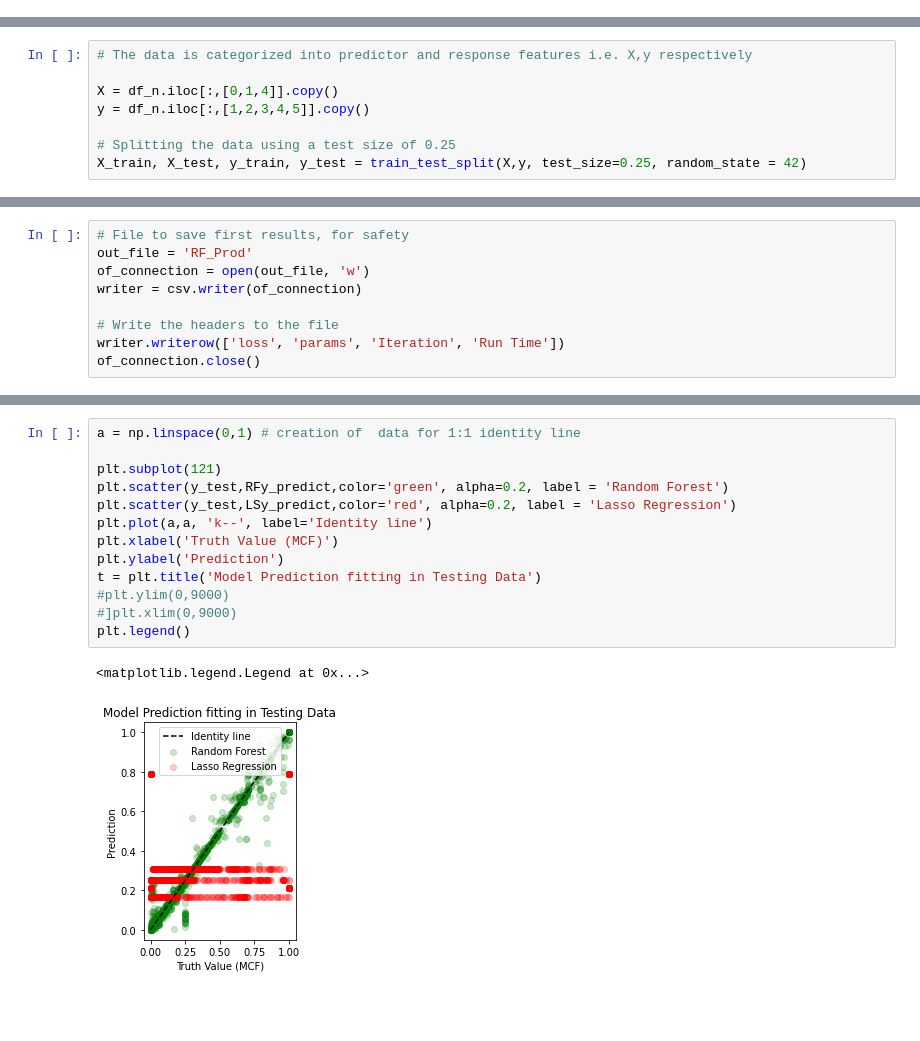
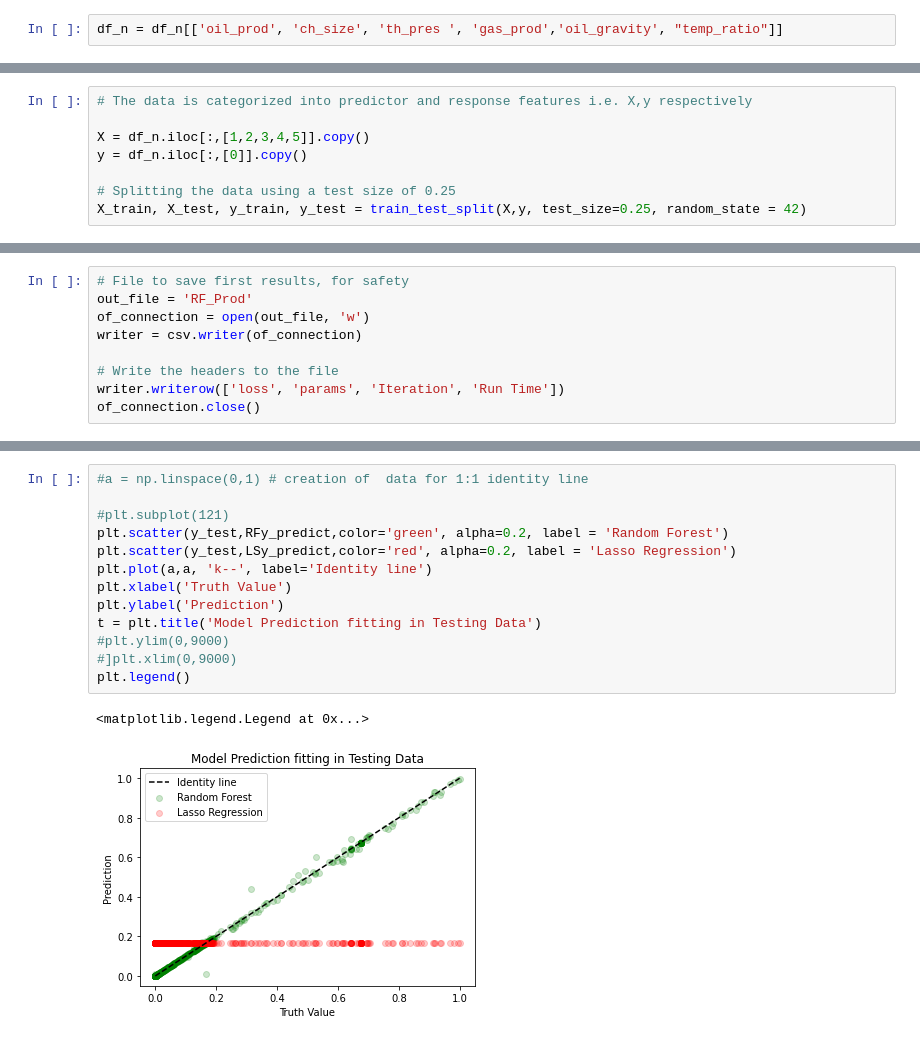
Before and after one commit to BasseyIsrael/choke-performance, a Jupyter notebook: Choke_performance.ipynb, the cells around one changed output, grey strips where cells are left out. Cells and saved outputs as stored; diff of their text form; blank space fills up the shorter version.

```diff
--- a/Choke_performance.ipynb
+++ b/Choke_performance.ipynb
@@ -666,6 +674,8 @@ df_n.head()
 | 2 | 0.20 | 0.858348 | 0.0 | 0.0 | 0.0 | 1.0 |
 | 3 | 0.20 | 0.860105 | 0.0 | 0.0 | 0.0 | 1.0 |
 | 4 | 0.25 | 0.844640 | 0.0 | 0.0 | 0.0 | 1.0 |
+# %%
+df_n = df_n[['oil_prod', 'ch_size', 'th_pres ', 'gas_prod','oil_gravity', "temp_ratio"]]
 # %%
 df_n.iloc[:,[1,2,3,4,5]]
 # %% [output]
@@ -685,8 +695,8 @@ df_n.iloc[:,[1,2,3,4,5]]
 # %%
 # The data is categorized into predictor and response features i.e. X,y respectively
 
-X = df_n.iloc[:,[0,1,4]].copy()
-y = df_n.iloc[:,[1,2,3,4,5]].copy()
+X = df_n.iloc[:,[1,2,3,4,5]].copy()
+y = df_n.iloc[:,[0]].copy()
 
 # Splitting the data using a test size of 0.25
 X_train, X_test, y_train, y_test = train_test_split(X,y, test_size=0.25, random_state = 42)
@@ -884,16 +905,16 @@ plt.show()
 # %%
-a = np.linspace(0,1) # creation of  data for 1:1 identity line
+#a = np.linspace(0,1) # creation of  data for 1:1 identity line
 
-plt.subplot(121)
+#plt.subplot(121)
 plt.scatter(y_test,RFy_predict,color='green', alpha=0.2, label = 'Random Forest')
 plt.scatter(y_test,LSy_predict,color='red', alpha=0.2, label = 'Lasso Regression')
 plt.plot(a,a, 'k--', label='Identity line')
-plt.xlabel('Truth Value (MCF)')
+plt.xlabel('Truth Value')
 plt.ylabel('Prediction')
 t = plt.title('Model Prediction fitting in Testing Data')
 #plt.ylim(0,9000)
 #]plt.xlim(0,9000)
 plt.legend()
 # %% [output]
 <matplotlib.legend.Legend at 0x...>
-[figure, old version]
+[figure, new version]
```
Also changed, not shown: parts of 24 cells of this notebook.
